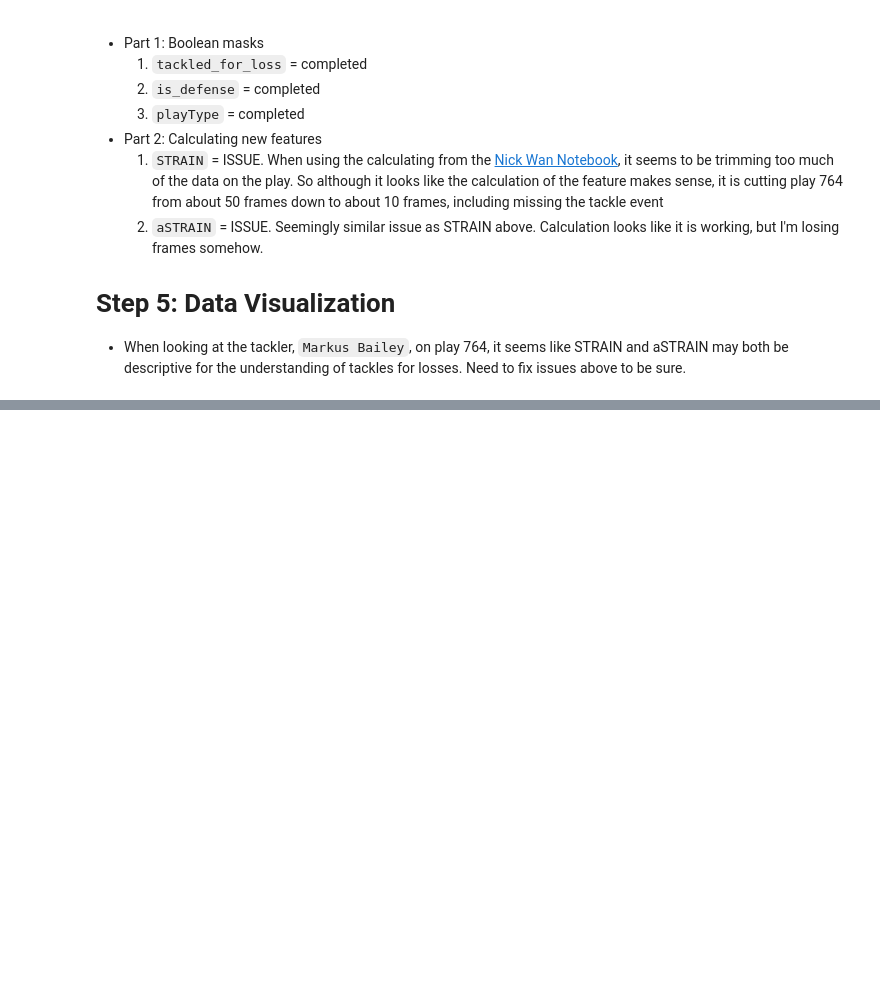
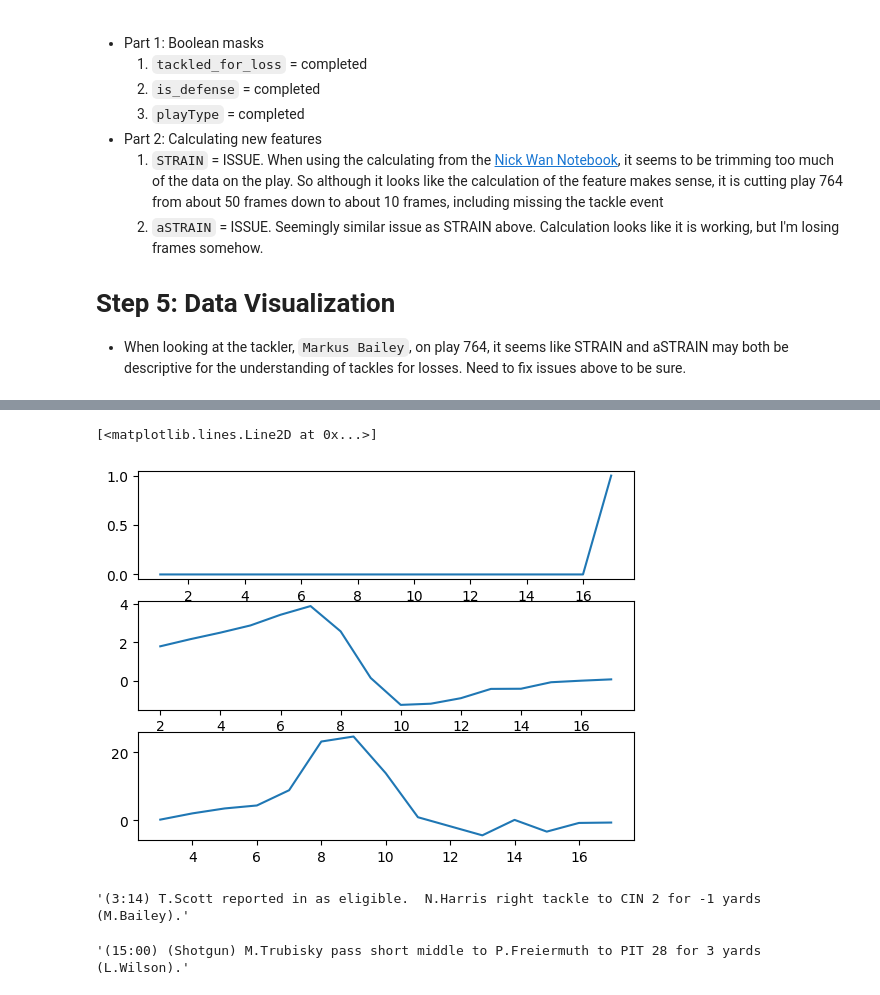
Before and after one commit to nacoker/NFL-big-data-bowl-2024, a Jupyter notebook: calculating-player-distances-and-assessing-tackles.ipynb, the cells around one changed output, grey strips where cells are left out. Drawn from its saved outputs; the diff is of its cells as text; code cells hidden in the pictures; blank space fills up the shorter version.

```diff
--- a/calculating-player-distances-and-assessing-tackles.ipynb
+++ b/calculating-player-distances-and-assessing-tackles.ipynb
@@ -390,3 +521,6 @@ _play764_tackler
 
 # Step 5: Data Visualization
 - When looking at the tackler, `Markus Bailey`, on play 764, it seems like STRAIN and aSTRAIN may both be descriptive for the understanding of tackles for losses. Need to fix issues above to be sure.
+# %%
+_play58_LW = _play58.loc[_play58['displayName']=='Logan Wilson']
+_play58_LW[['displayName','event','tackle','x','y','football']].head(50)
@@ -392,0 +545,9 @@ _play764_tackler
+# %%
+# define start and end frames
+_play58_LW['is_start'] = 0
+_play58_LW.loc[_play58_LW['event'].isin(start_events), 'is_start'] = 1
+
+_play58_LW['is_end'] = 0
+_play58_LW.loc[_play58_LW['event'].isin(end_events), 'is_end'] = 1
+
+_play58_LW[['displayName','playId','frameId','playDirection','x','y','event','tackle', 'is_start','is_end']].head(50)
@@ -392,0 +582,5 @@ _play764_tackler
+# %%
+frame_end = _play58_LW.loc[_play58_LW['is_end']==1, 'frameId'].unique()[0]
+# subset data to desired frames
+_LW_test = _play58_LW.loc[_play58_LW['frameId'].between(0, frame_end)].copy()
+_LW_test.head(50)
@@ -392,0 +607,14 @@ _play764_tackler
+# %%
+# calculate velocity and acceleration towards the ball
+_LW_test['v_ball'] = -1.0*(_LW_test.loc[:,'football'].sub(_LW_test.loc[:,'football'].shift())).div(0.1)
+_LW_test['a_ball'] = -1.0*(_LW_test.loc[:,'v_ball'].sub(_LW_test.loc[:,'v_ball'].shift())).div(0.1)
+# create a player ID check, so we don't assign STRAIN values to incorrect players
+_LW_test['_shift'] = _LW_test.loc[:,'nflId'].shift()
+_LW_test.loc[_LW_test['nflId']!=_LW_test['_shift'], ['v_ball','a_ball']] = np.nan
+
+# calculate STRAIN
+_LW_test['strain'] = _LW_test['v_ball'].div(_LW_test['football'])
+_LW_test['a_strain'] = _LW_test['a_ball'].div(_LW_test['football'])
+# drop helper columns that are no longer necessary
+_LW_test = _LW_test.drop(['_shift', 'is_start', 'is_end'], axis=1)
+_LW_test.head(50)
@@ -392,0 +641,16 @@ _play764_tackler
+# %%
+fig2,ax2 = plt.subplots(3,1)
+ax2[0].plot(_LW_test['frameId'],_LW_test['tackle'])
+ax2[1].plot(_LW_test['frameId'],_LW_test['strain'])
+ax2[2].plot(_LW_test['frameId'],_LW_test['a_strain'])
+# %% [output]
+[<matplotlib.lines.Line2D at 0x...>]
+[figure, added]
+# %%
+df.loc[13915,'playDescription']
+# %% [output]
+'(3:14) T.Scott reported in as eligible.  N.Harris right tackle to CIN 2 for -1 yards (M.Bailey).'
+# %%
+_LW_test.loc[16,'playDescription']
+# %% [output]
+'(15:00) (Shotgun) M.Trubisky pass short middle to P.Freiermuth to PIT 28 for 3 yards (L.Wilson).'
```
Also changed, not shown: parts of 20 cells of this notebook.
